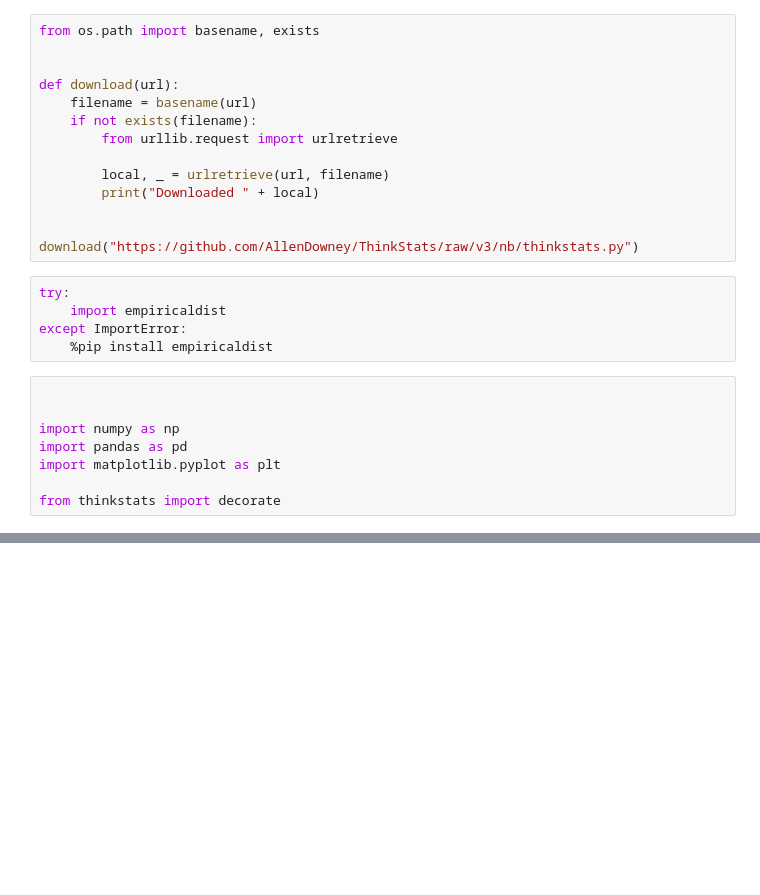
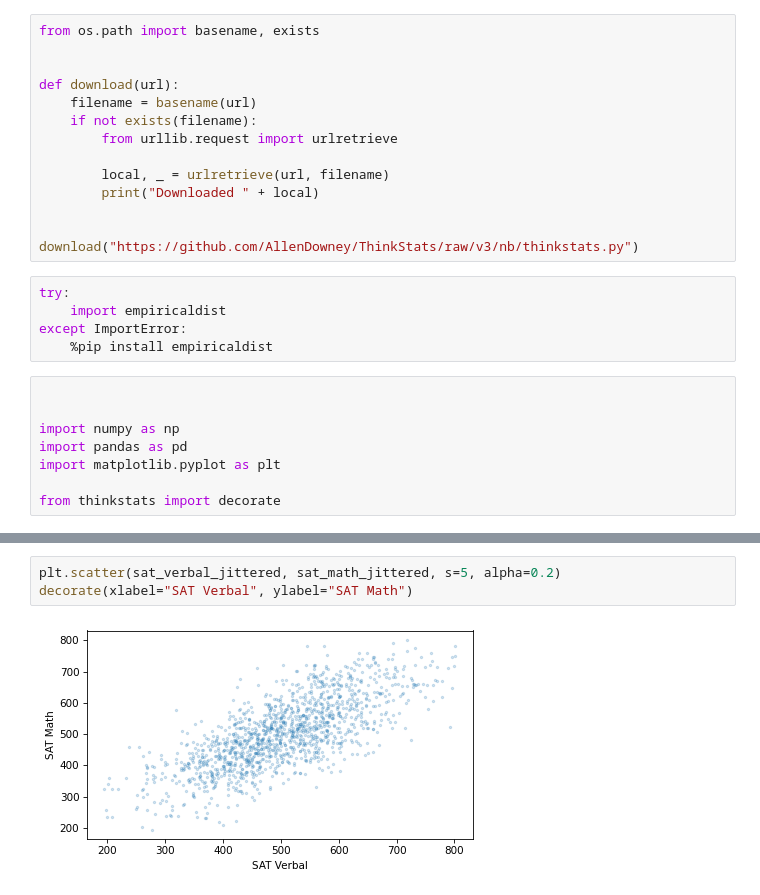
Before and after one commit to lochnes-007/EDA, a Jupyter notebook: relnbwvars.ipynb, the cells around one changed output, grey strips where cells are left out. Cells and saved outputs as stored; diff of their text form; blank space fills up the shorter version.

```diff
--- a/relnbwvars.ipynb
+++ b/relnbwvars.ipynb
@@ -31,0 +106,5 @@ Downloaded nlsy97-extract.csv.gz
+# %%
+plt.scatter(sat_verbal_jittered, sat_math_jittered, s=5, alpha=0.2)
+decorate(xlabel="SAT Verbal", ylabel="SAT Math")
+# %% [output]
+[figure, added]
```
Also changed, not shown: parts of 14 cells of this notebook.
